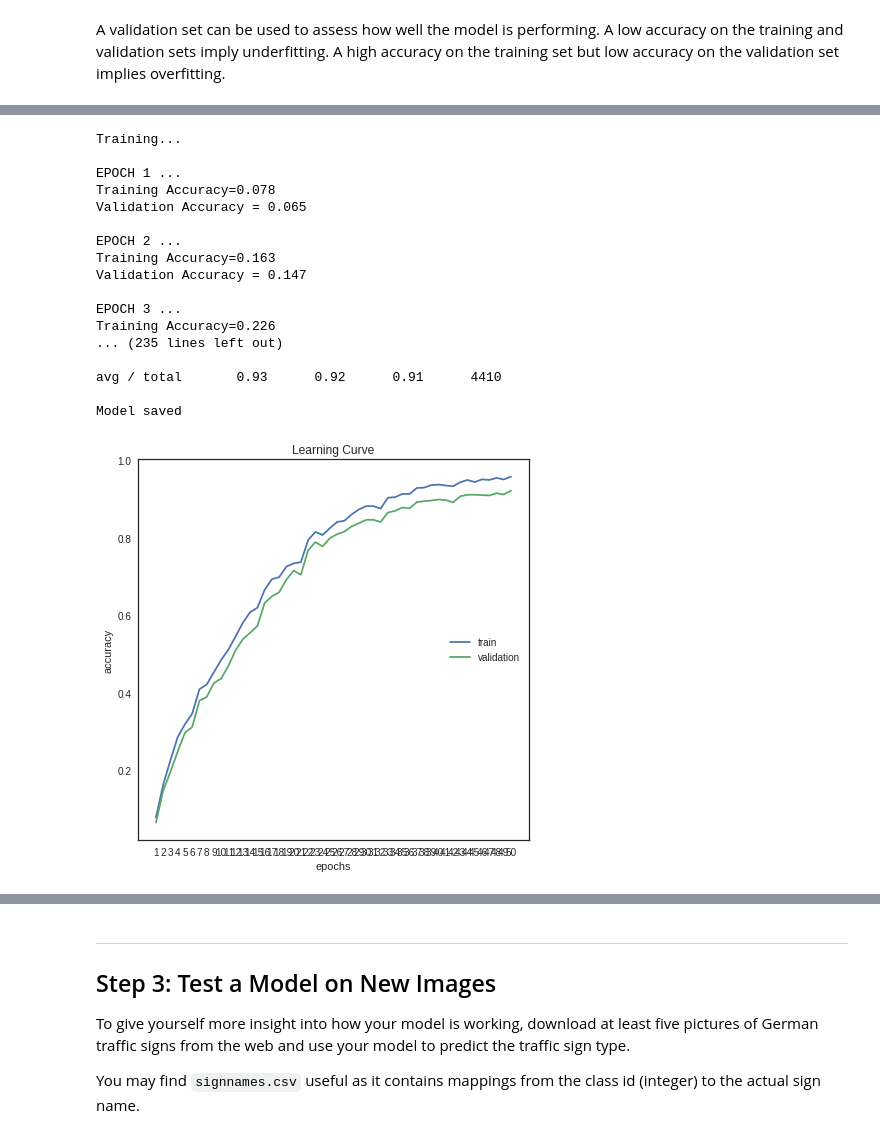
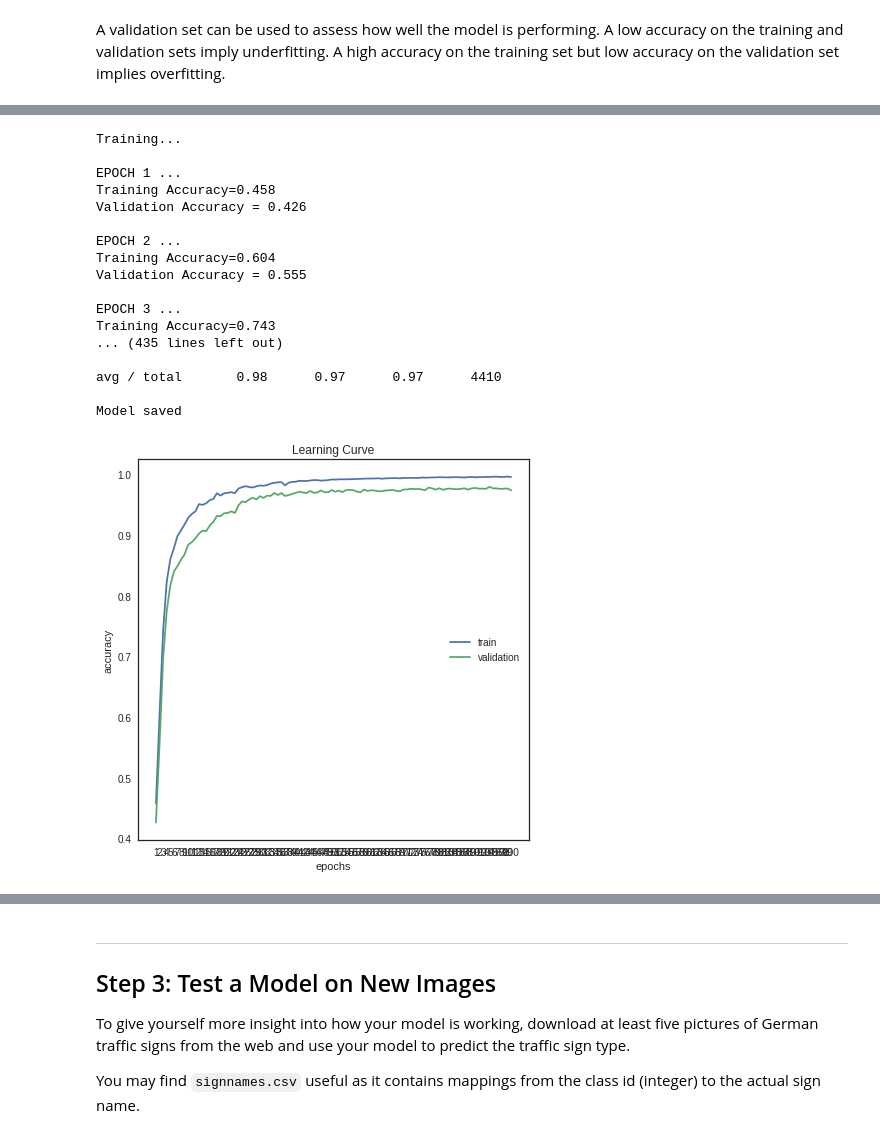
Before and after one commit to trivus/Traffic-sign-classifier, a Jupyter notebook: Traffic_Sign_Classifier.ipynb, the cells around one changed output, grey strips where cells are left out. Cells and saved outputs as stored; diff of their text form; code cells hidden in the pictures.

```diff
--- a/Traffic_Sign_Classifier.ipynb
+++ b/Traffic_Sign_Classifier.ipynb
@@ -339,7 +339,7 @@ def evaluate(X_data, y_data):
         total_accuracy += (accuracy * len(batch_x))
     return total_accuracy / num_examples
 # %%
-def train_network(x_train, y_train, learning_rate=.001, epoch=5, batch_size=128, early_threshold=.0001, save=False, verbose=True):
+def train_network(x_train, y_train, loss_operation, k_prob=.5, learning_rate=.001, epoch=5, batch_size=128, early_threshold=.0001, save=False, verbose=True):
     optimizer = tf.train.AdamOptimizer(learning_rate = learning_rate)
     training_operation = optimizer.minimize(loss_operation)
     with tf.Session() as sess:
@@ -356,7 +356,7 @@ def train_network(x_train, y_train, learning_rate=.001, epoch=5, batch_size=128,
             for offset in range(0, num_examples, batch_size):
                 end = offset + batch_size
                 batch_x, batch_y = x_train[offset:end], y_train[offset:end]
-                sess.run(training_operation, feed_dict={x: batch_x, y: batch_y, keep_prob: .5})
+                sess.run(training_operation, feed_dict={x: batch_x, y: batch_y, keep_prob: k_prob})
             train_accuracy = evaluate(x_train, y_train)
             validation_accuracy = evaluate(x_valid, y_valid)
 
@@ -369,9 +369,9 @@ def train_network(x_train, y_train, learning_rate=.001, epoch=5, batch_size=128,
             valid_accuracy_log.append(validation_accuracy)
 
             # early stop
-            if abs(validation_accuracy - last_accuracy) < early_threshold:
-                break
-            last_accuracy = validation_accuracy
+            #if abs(validation_accuracy - last_accuracy) < early_threshold:
+            #    break
+            #last_accuracy = validation_accuracy
 
         if verbose:
             # print learning curve
@@ -394,0 +404,6 @@ def train_network(x_train, y_train, learning_rate=.001, epoch=5, batch_size=128,
+# %%
+# grayscale only
+x_train = preprocess(X_train, gray=True)
+x_valid = preprocess(X_valid, gray=True)
+x_test = preprocess(X_test, gray=True)
+train_network(x_train, y_train, loss_operation, k_prob=.7, epoch=20, save=False)
@@ -394,0 +429,6 @@ def train_network(x_train, y_train, learning_rate=.001, epoch=5, batch_size=128,
+# %%
+# grayscale and adaptive equalizer
+x_train = preprocess(X_train, gray=True, adaeq=True)
+x_valid = preprocess(X_valid, gray=True, adaeq=True)
+x_test = preprocess(X_test, gray=True, adaeq=True)
+train_network(x_train, y_train, loss_operation, k_prob=.7, epoch=20, save=False)
@@ -394,0 +460,5 @@ def train_network(x_train, y_train, learning_rate=.001, epoch=5, batch_size=128,
+# %%
+x_train = preprocess(X_train, gray=True, adaeq=True)
+x_valid = preprocess(X_valid, gray=True, adaeq=True)
+x_test = preprocess(X_test, gray=True, adaeq=True)
+train_network(x_train, y_train, loss_operation, epoch=100, k_prob=.7, learning_rate=.0005, save=False)
@@ -395,25 +484,24 @@ def train_network(x_train, y_train, learning_rate=.001, epoch=5, batch_size=128,
 # %%
-# more epoch, 3 drop out
 x_train = preprocess(X_train, gray=True, adaeq=True)
 x_valid = preprocess(X_valid, gray=True, adaeq=True)
 x_test = preprocess(X_test, gray=True, adaeq=True)
-train_network(x_train, y_train, epoch=50, learning_rate=.001, save=True)
+train_network(x_train, y_train, loss_operation, epoch=100, k_prob=.5, learning_rate=.0005, save=True)
 # %% [output]
 Training...
 
 EPOCH 1 ...
-Training Accuracy=0.078
-Validation Accuracy = 0.065
+Training Accuracy=0.458
+Validation Accuracy = 0.426
 
 EPOCH 2 ...
-Training Accuracy=0.163
-Validation Accuracy = 0.147
+Training Accuracy=0.604
+Validation Accuracy = 0.555
 
 EPOCH 3 ...
-Training Accuracy=0.226
-... (235 lines left out)
+Training Accuracy=0.743
+... (435 lines left out)
 
-avg / total       0.93      0.92      0.91      4410
+avg / total       0.98      0.97      0.97      4410
 
 Model saved
-[figure, old version]
+[figure, new version]
```
Also changed, not shown: parts of 41 cells of this notebook, 19 other files.
